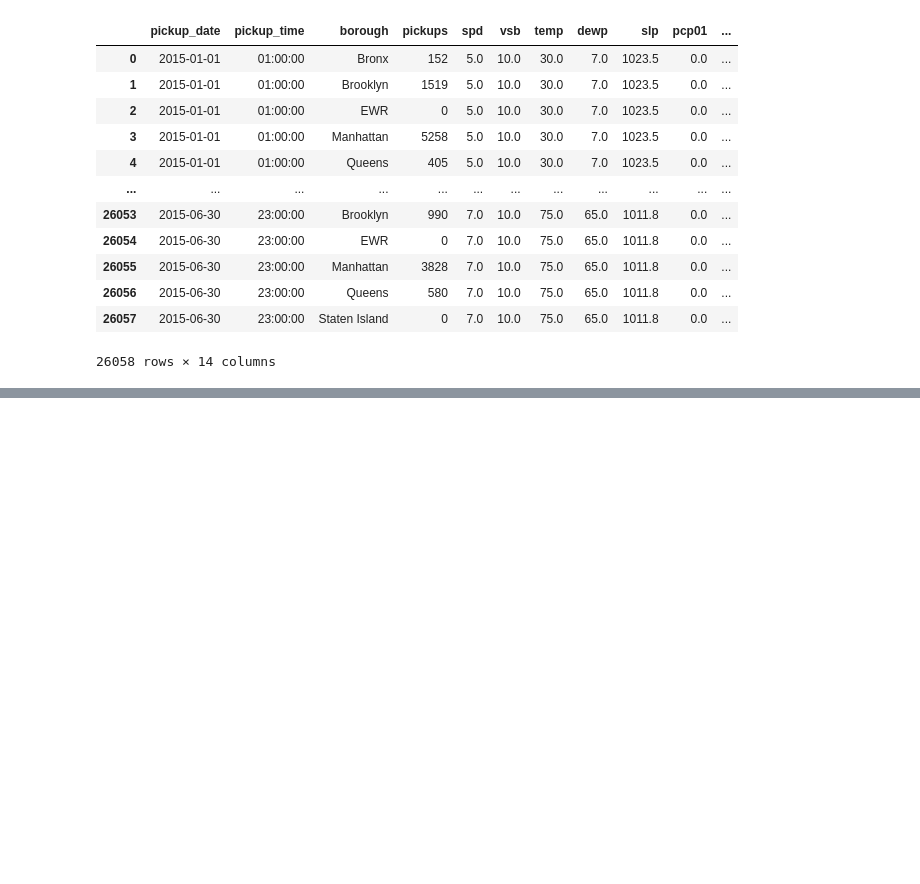
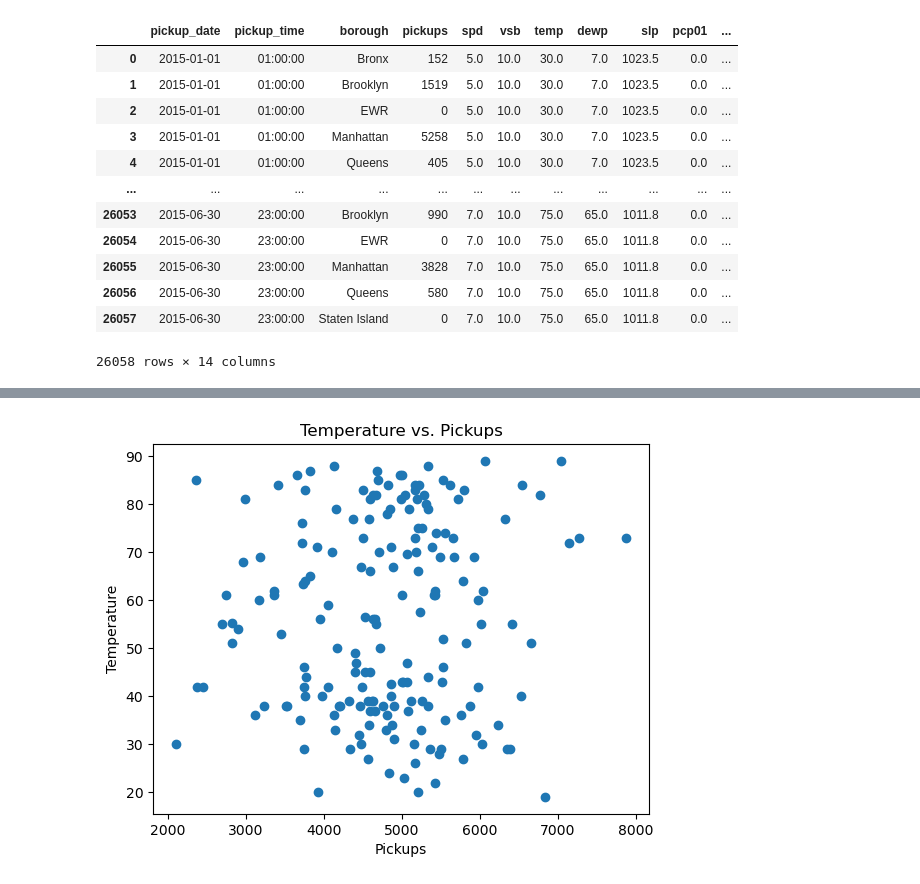
Before and after one commit to Jherza-X/Project1-Group9, a Jupyter notebook: Uber-Weather-Project/project-1 - Q1.ipynb, the cells around one changed output, grey strips where cells are left out. Cells and saved outputs as stored; diff of their text form; code cells hidden in the pictures; blank space fills up the shorter version.

```diff
--- a/Uber-Weather-Project/project-1 - Q1.ipynb
+++ b/Uber-Weather-Project/project-1 - Q1.ipynb
@@ -54,0 +99,3 @@ df
+# %%
+max_df = df.groupby('pickup_date')[['pickups','temp']].max()
+max_df
@@ -54,0 +126,9 @@ df
+# %%
+
+plt.scatter(max_df['pickups'],max_df['temp'])
+plt.ylabel('Temperature')
+plt.xlabel('Pickups')
+plt.title('Temperature vs. Pickups')
+plt.show()
+# %% [output]
+[figure, added]
```
Also changed, not shown: parts of 15 cells of this notebook.
